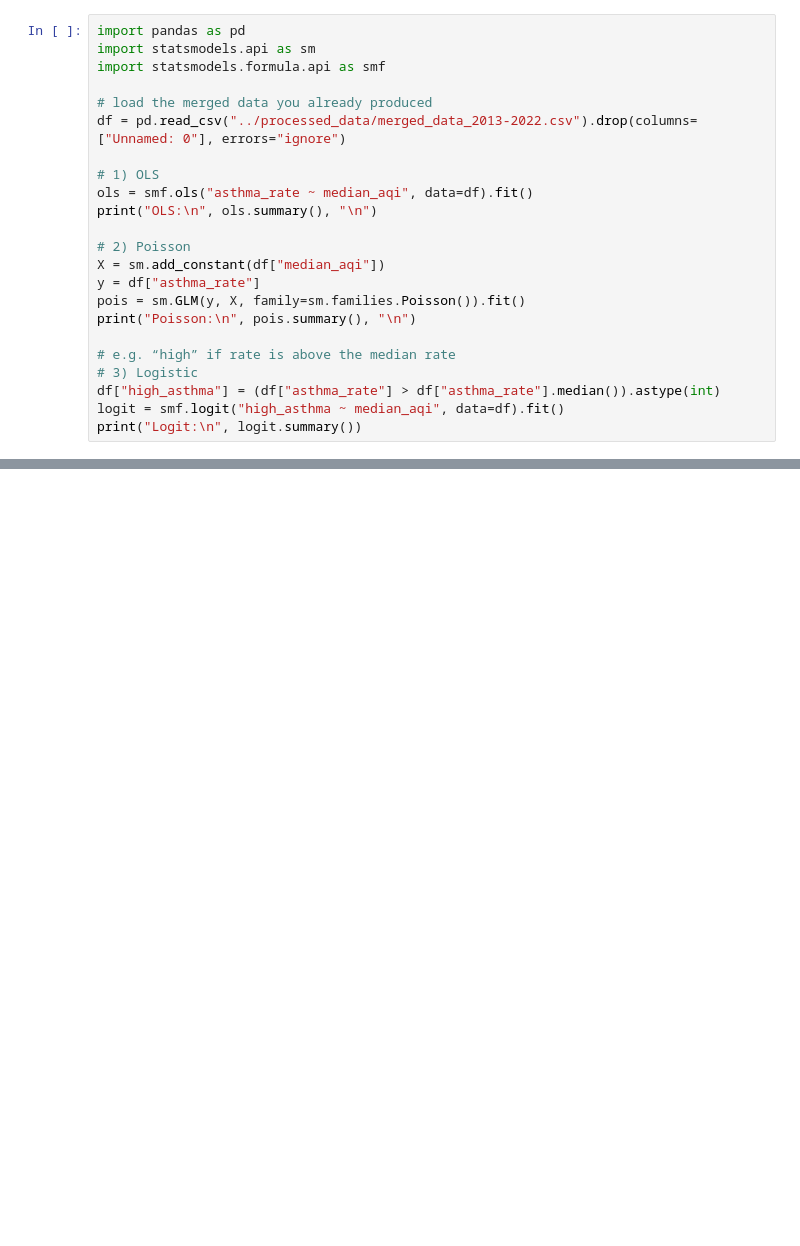
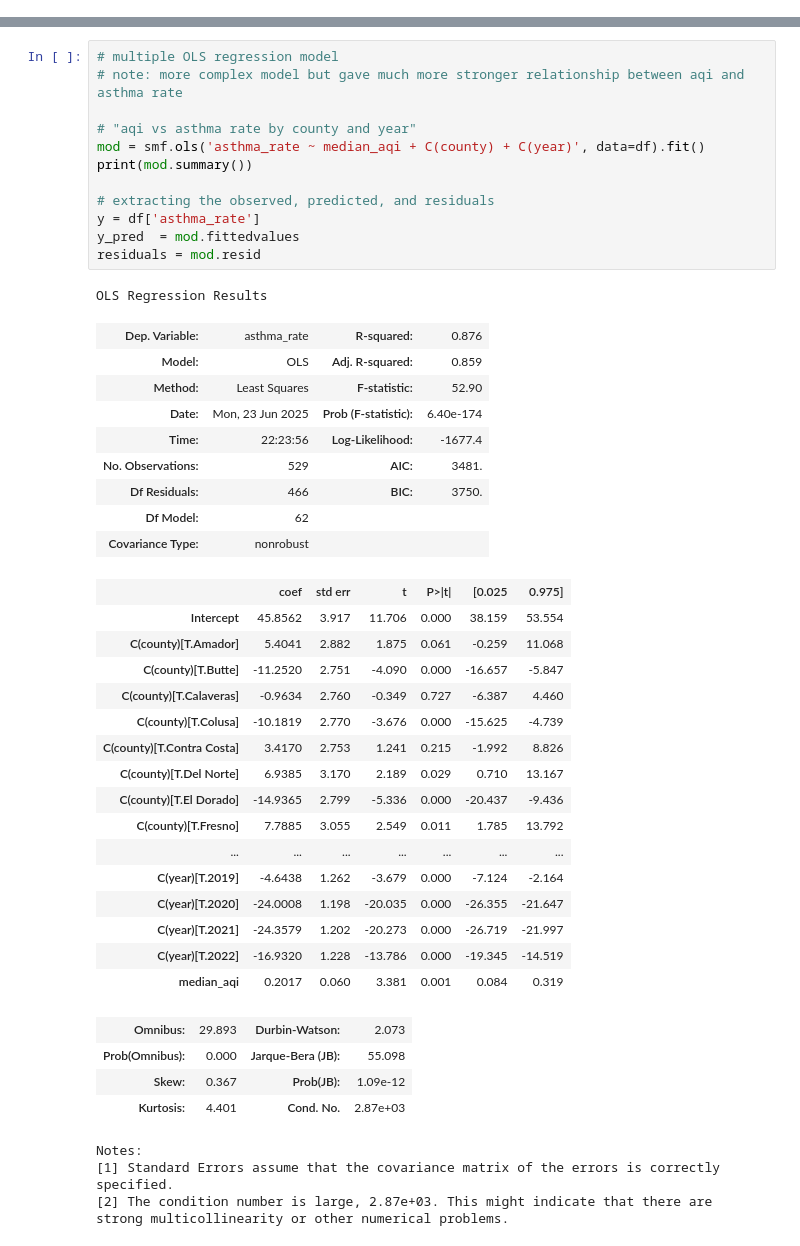
Before and after one commit to cassandrahuber/SCIPE-CI-SIP-Project, a Jupyter notebook: notebooks/02_exploratory_analysis.ipynb, the cells around one changed output, grey strips where cells are left out. Saved outputs shown, nothing was run; the diff lists cells and outputs as text; blank space fills up the shorter version.

```diff
--- a/notebooks/02_exploratory_analysis.ipynb
+++ b/notebooks/02_exploratory_analysis.ipynb
@@ -114,23 +91,0 @@ median_aqi     0.0028      0.000      6.336      0.000       0.002       0.004
-# %%
-import pandas as pd
-import statsmodels.api as sm
-import statsmodels.formula.api as smf
-
-# load the merged data you already produced
-df = pd.read_csv("../processed_data/merged_data_2013-2022.csv").drop(columns=["Unnamed: 0"], errors="ignore")
-
-# 1) OLS
-ols = smf.ols("asthma_rate ~ median_aqi", data=df).fit()
-print("OLS:\n", ols.summary(), "\n")
-
-# 2) Poisson
-X = sm.add_constant(df["median_aqi"])
-y = df["asthma_rate"]
-pois = sm.GLM(y, X, family=sm.families.Poisson()).fit()
-print("Poisson:\n", pois.summary(), "\n")
-
-# e.g. “high” if rate is above the median rate
-# 3) Logistic
-df["high_asthma"] = (df["asthma_rate"] > df["asthma_rate"].median()).astype(int)
-logit = smf.logit("high_asthma ~ median_aqi", data=df).fit()
-print("Logit:\n", logit.summary())
@@ -154,0 +99,47 @@ median_aqi     0.0131      0.006      2.190      0.029       0.001       0.025
+# %%
+# multiple OLS regression model
+# note: more complex model but gave much more stronger relationship between aqi and asthma rate
+
+# "aqi vs asthma rate by county and year"
+mod = smf.ols('asthma_rate ~ median_aqi + C(county) + C(year)', data=df).fit()
+print(mod.summary())
+
+# extracting the observed, predicted, and residuals
+y = df['asthma_rate']
+y_pred  = mod.fittedvalues
+residuals = mod.resid
+# %% [output]
+OLS Regression Results
+| Dep. Variable: | asthma_rate | R-squared: | 0.876 |
+| Model: | OLS | Adj. R-squared: | 0.859 |
+| Method: | Least Squares | F-statistic: | 52.90 |
+| Date: | Mon, 23 Jun 2025 | Prob (F-statistic): | 6.40e-174 |
+| Time: | 22:23:56 | Log-Likelihood: | -1677.4 |
+| No. Observations: | 529 | AIC: | 3481. |
+| Df Residuals: | 466 | BIC: | 3750. |
+| Df Model: | 62 |  |  |
+| Covariance Type: | nonrobust |  |  |
+|  | coef | std err | t | P>|t| | [0.025 | 0.975] |
+| Intercept | 45.8562 | 3.917 | 11.706 | 0.000 | 38.159 | 53.554 |
+| C(county)[T.Amador] | 5.4041 | 2.882 | 1.875 | 0.061 | -0.259 | 11.068 |
+| C(county)[T.Butte] | -11.2520 | 2.751 | -4.090 | 0.000 | -16.657 | -5.847 |
+| C(county)[T.Calaveras] | -0.9634 | 2.760 | -0.349 | 0.727 | -6.387 | 4.460 |
+| C(county)[T.Colusa] | -10.1819 | 2.770 | -3.676 | 0.000 | -15.625 | -4.739 |
+| C(county)[T.Contra Costa] | 3.4170 | 2.753 | 1.241 | 0.215 | -1.992 | 8.826 |
+| C(county)[T.Del Norte] | 6.9385 | 3.170 | 2.189 | 0.029 | 0.710 | 13.167 |
+| C(county)[T.El Dorado] | -14.9365 | 2.799 | -5.336 | 0.000 | -20.437 | -9.436 |
+| C(county)[T.Fresno] | 7.7885 | 3.055 | 2.549 | 0.011 | 1.785 | 13.792 |
+| ... | ... | ... | ... | ... | ... | ... |
+| C(year)[T.2019] | -4.6438 | 1.262 | -3.679 | 0.000 | -7.124 | -2.164 |
+| C(year)[T.2020] | -24.0008 | 1.198 | -20.035 | 0.000 | -26.355 | -21.647 |
+| C(year)[T.2021] | -24.3579 | 1.202 | -20.273 | 0.000 | -26.719 | -21.997 |
+| C(year)[T.2022] | -16.9320 | 1.228 | -13.786 | 0.000 | -19.345 | -14.519 |
+| median_aqi | 0.2017 | 0.060 | 3.381 | 0.001 | 0.084 | 0.319 |
+| Omnibus: | 29.893 | Durbin-Watson: | 2.073 |
+| Prob(Omnibus): | 0.000 | Jarque-Bera (JB): | 55.098 |
+| Skew: | 0.367 | Prob(JB): | 1.09e-12 |
+| Kurtosis: | 4.401 | Cond. No. | 2.87e+03 |
+Notes:
+[1] Standard Errors assume that the covariance matrix of the errors is correctly specified.
+[2] The condition number is large, 2.87e+03. This might indicate that there are
+strong multicollinearity or other numerical problems.
```
Also changed, not shown: parts of 16 cells of this notebook, 7 other files.
